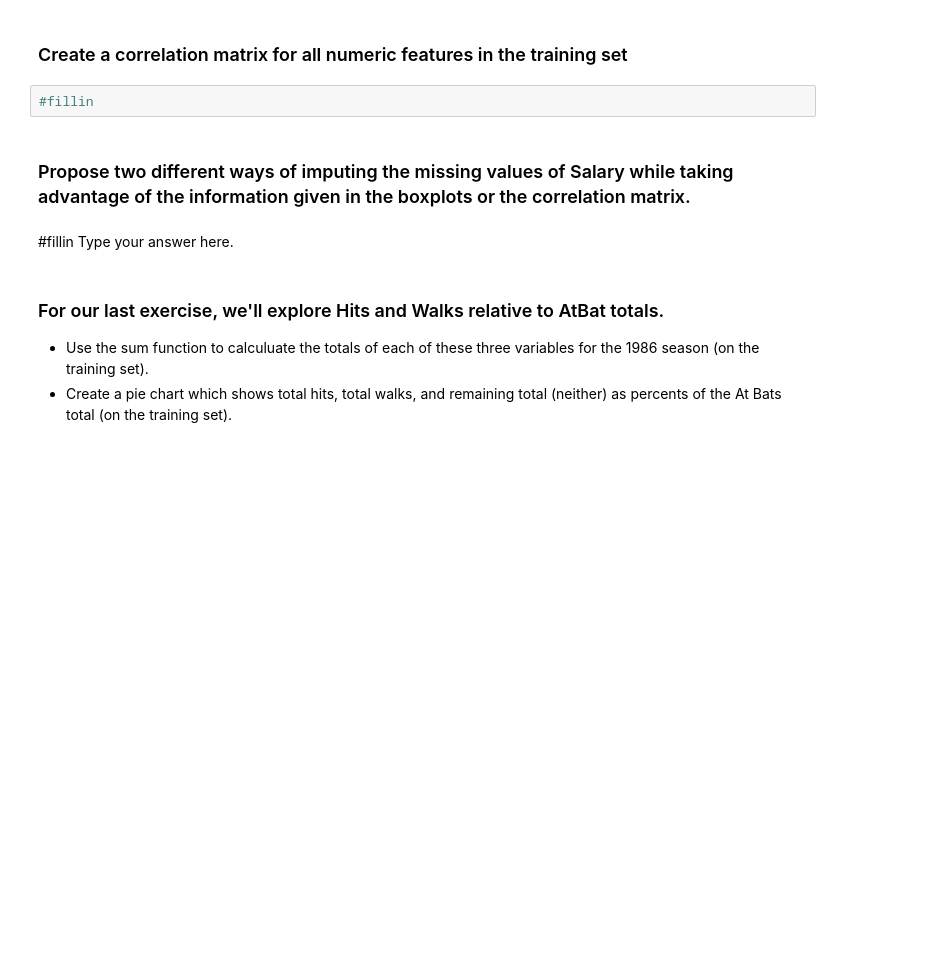
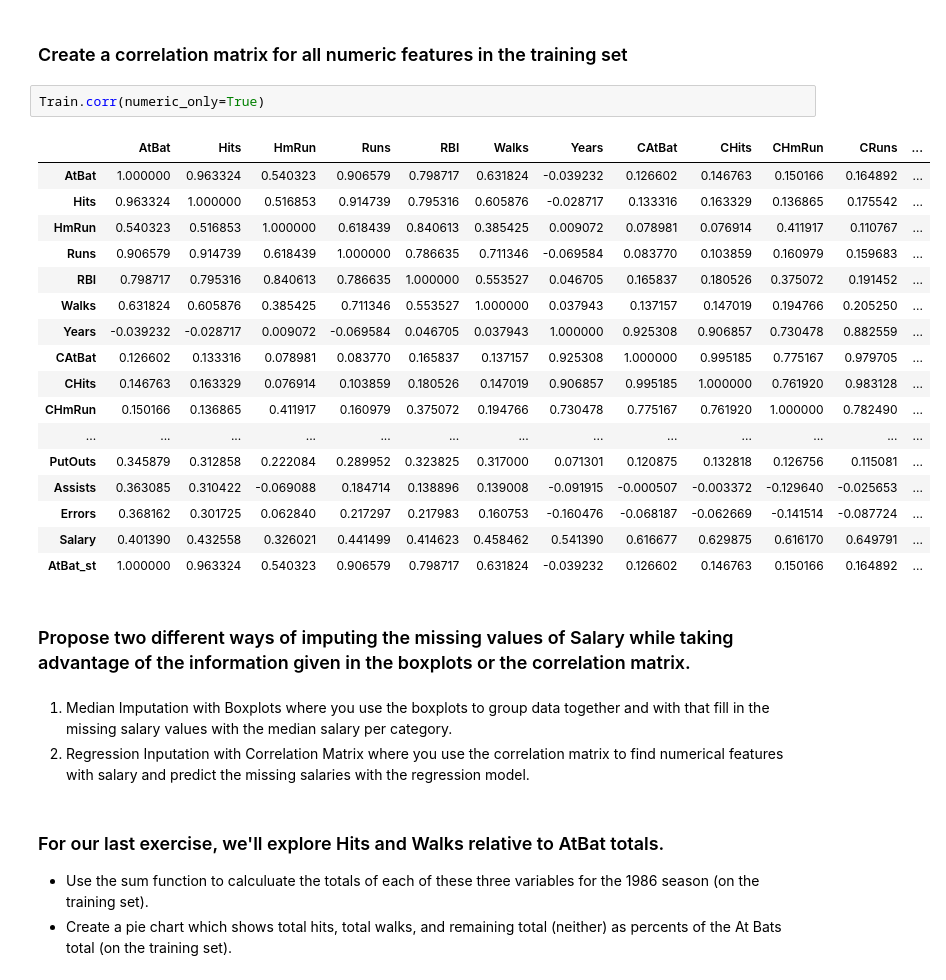
Before and after one commit to charmi124/code_2600, a Jupyter notebook: mod03_eda.ipynb, the cells around one changed output. Saved outputs shown, nothing was run; the diff lists cells and outputs as text; blank space fills up the shorter version.

```diff
--- a/mod03_eda.ipynb
+++ b/mod03_eda.ipynb
@@ -138,11 +151,30 @@ Hint: the 'len' magic method returns the number of rows of a dataFrame.
 # %% [markdown]
 ### Create a correlation matrix for all numeric features in the training set
 # %%
-#fillin
+Train.corr(numeric_only=True)
+# %% [output]
+|  | AtBat | Hits | HmRun | Runs | RBI | Walks | Years | CAtBat | CHits | CHmRun | CRuns | ... |
+| AtBat | 1.000000 | 0.963324 | 0.540323 | 0.906579 | 0.798717 | 0.631824 | -0.039232 | 0.126602 | 0.146763 | 0.150166 | 0.164892 | ... |
+| Hits | 0.963324 | 1.000000 | 0.516853 | 0.914739 | 0.795316 | 0.605876 | -0.028717 | 0.133316 | 0.163329 | 0.136865 | 0.175542 | ... |
+| HmRun | 0.540323 | 0.516853 | 1.000000 | 0.618439 | 0.840613 | 0.385425 | 0.009072 | 0.078981 | 0.076914 | 0.411917 | 0.110767 | ... |
+| Runs | 0.906579 | 0.914739 | 0.618439 | 1.000000 | 0.786635 | 0.711346 | -0.069584 | 0.083770 | 0.103859 | 0.160979 | 0.159683 | ... |
+| RBI | 0.798717 | 0.795316 | 0.840613 | 0.786635 | 1.000000 | 0.553527 | 0.046705 | 0.165837 | 0.180526 | 0.375072 | 0.191452 | ... |
+| Walks | 0.631824 | 0.605876 | 0.385425 | 0.711346 | 0.553527 | 1.000000 | 0.037943 | 0.137157 | 0.147019 | 0.194766 | 0.205250 | ... |
+| Years | -0.039232 | -0.028717 | 0.009072 | -0.069584 | 0.046705 | 0.037943 | 1.000000 | 0.925308 | 0.906857 | 0.730478 | 0.882559 | ... |
+| CAtBat | 0.126602 | 0.133316 | 0.078981 | 0.083770 | 0.165837 | 0.137157 | 0.925308 | 1.000000 | 0.995185 | 0.775167 | 0.979705 | ... |
+| CHits | 0.146763 | 0.163329 | 0.076914 | 0.103859 | 0.180526 | 0.147019 | 0.906857 | 0.995185 | 1.000000 | 0.761920 | 0.983128 | ... |
+| CHmRun | 0.150166 | 0.136865 | 0.411917 | 0.160979 | 0.375072 | 0.194766 | 0.730478 | 0.775167 | 0.761920 | 1.000000 | 0.782490 | ... |
+| ... | ... | ... | ... | ... | ... | ... | ... | ... | ... | ... | ... | ... |
+| PutOuts | 0.345879 | 0.312858 | 0.222084 | 0.289952 | 0.323825 | 0.317000 | 0.071301 | 0.120875 | 0.132818 | 0.126756 | 0.115081 | ... |
+| Assists | 0.363085 | 0.310422 | -0.069088 | 0.184714 | 0.138896 | 0.139008 | -0.091915 | -0.000507 | -0.003372 | -0.129640 | -0.025653 | ... |
+| Errors | 0.368162 | 0.301725 | 0.062840 | 0.217297 | 0.217983 | 0.160753 | -0.160476 | -0.068187 | -0.062669 | -0.141514 | -0.087724 | ... |
+| Salary | 0.401390 | 0.432558 | 0.326021 | 0.441499 | 0.414623 | 0.458462 | 0.541390 | 0.616677 | 0.629875 | 0.616170 | 0.649791 | ... |
+| AtBat_st | 1.000000 | 0.963324 | 0.540323 | 0.906579 | 0.798717 | 0.631824 | -0.039232 | 0.126602 | 0.146763 | 0.150166 | 0.164892 | ... |
 # %% [markdown]
 ### Propose two different ways of imputing the missing values of Salary while taking advantage of the information given in the boxplots or the correlation matrix.
 # %% [markdown]
-#fillin Type your answer here.
+1) Median Imputation with Boxplots where you use the boxplots to group data together and with that fill in the missing salary values with the median salary per category.
+2) Regression Inputation with Correlation Matrix where you use the correlation matrix to find numerical features with salary and predict the missing salaries with the regression model.
 # %% [markdown]
 ### For our last exercise, we'll explore Hits and Walks relative to AtBat totals.
 - Use the sum function to calculuate the totals of each of these three variables for the 1986 season (on the training set).
```
Also changed, not shown: parts of 6 cells of this notebook.
